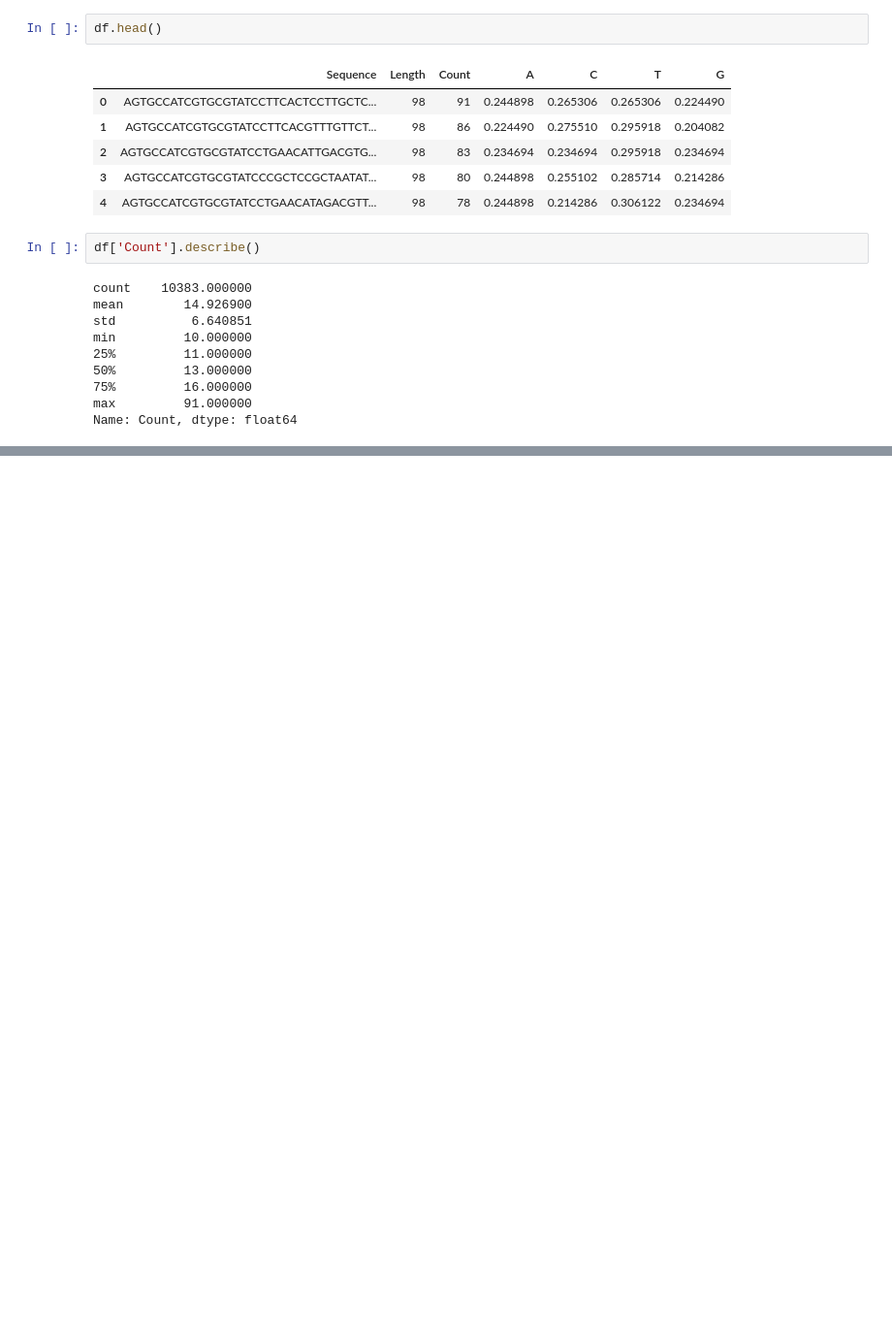
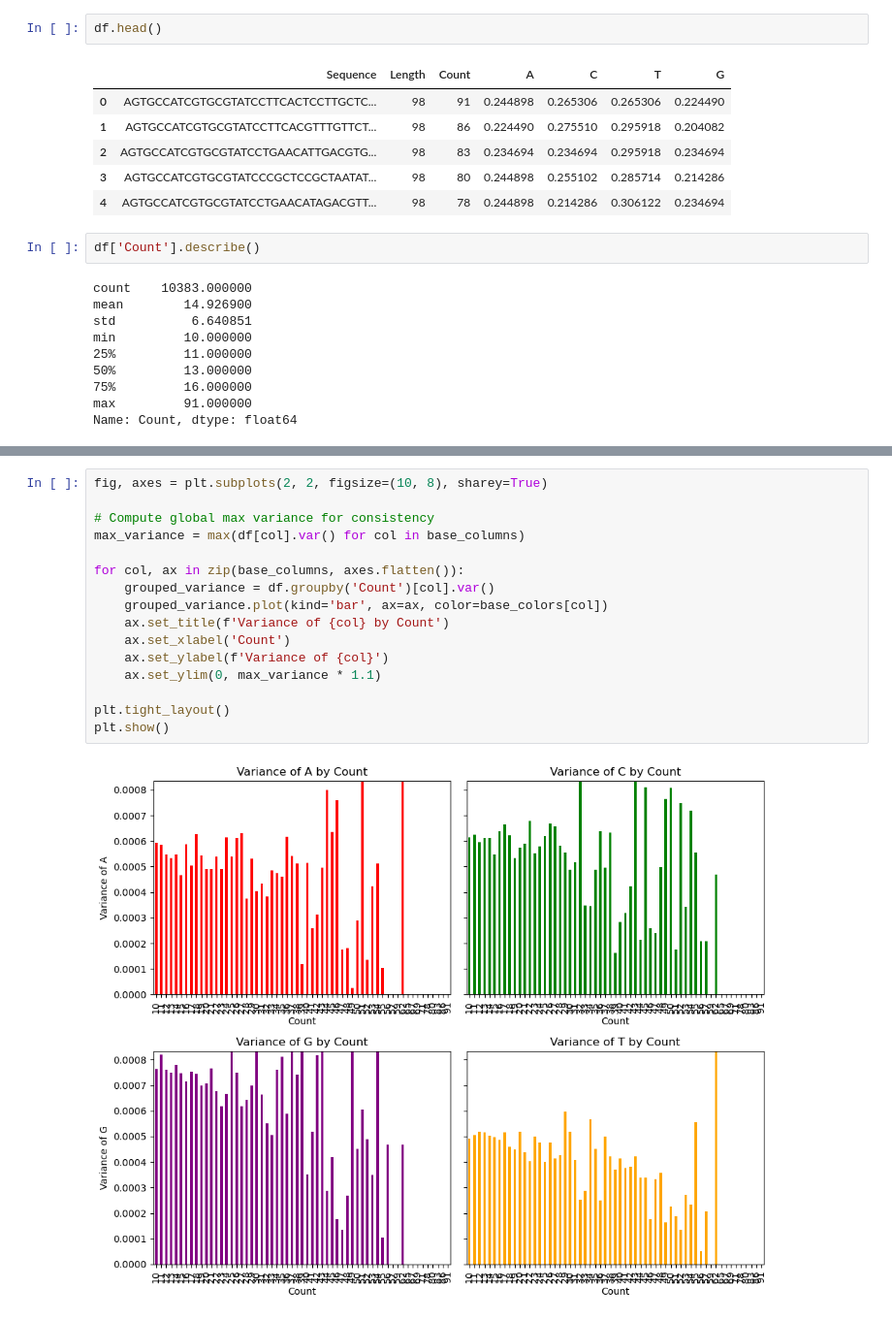
Before and after one commit to sheisroot/pH-sequence-design, a Jupyter notebook: Code/pH-EDA.ipynb, the cells around one changed output, grey strips where cells are left out. Shown: that part at 97% size. Cells and saved outputs as stored; diff of their text form; blank space fills up the shorter version.

```diff
--- a/Code/pH-EDA.ipynb
+++ b/Code/pH-EDA.ipynb
@@ -167,0 +160,18 @@ round(np.mean(df[df['Count'] >= 16 ]['G']), 4)
+# %%
+fig, axes = plt.subplots(2, 2, figsize=(10, 8), sharey=True)
+
+# Compute global max variance for consistency
+max_variance = max(df[col].var() for col in base_columns)
+
+for col, ax in zip(base_columns, axes.flatten()):
+    grouped_variance = df.groupby('Count')[col].var()
+    grouped_variance.plot(kind='bar', ax=ax, color=base_colors[col])
+    ax.set_title(f'Variance of {col} by Count')
+    ax.set_xlabel('Count')
+    ax.set_ylabel(f'Variance of {col}')
+    ax.set_ylim(0, max_variance * 1.1)
+
+plt.tight_layout()
+plt.show()
+# %% [output]
+[figure, added]
```
Also changed, not shown: parts of 12 cells of this notebook, 1 other file.
